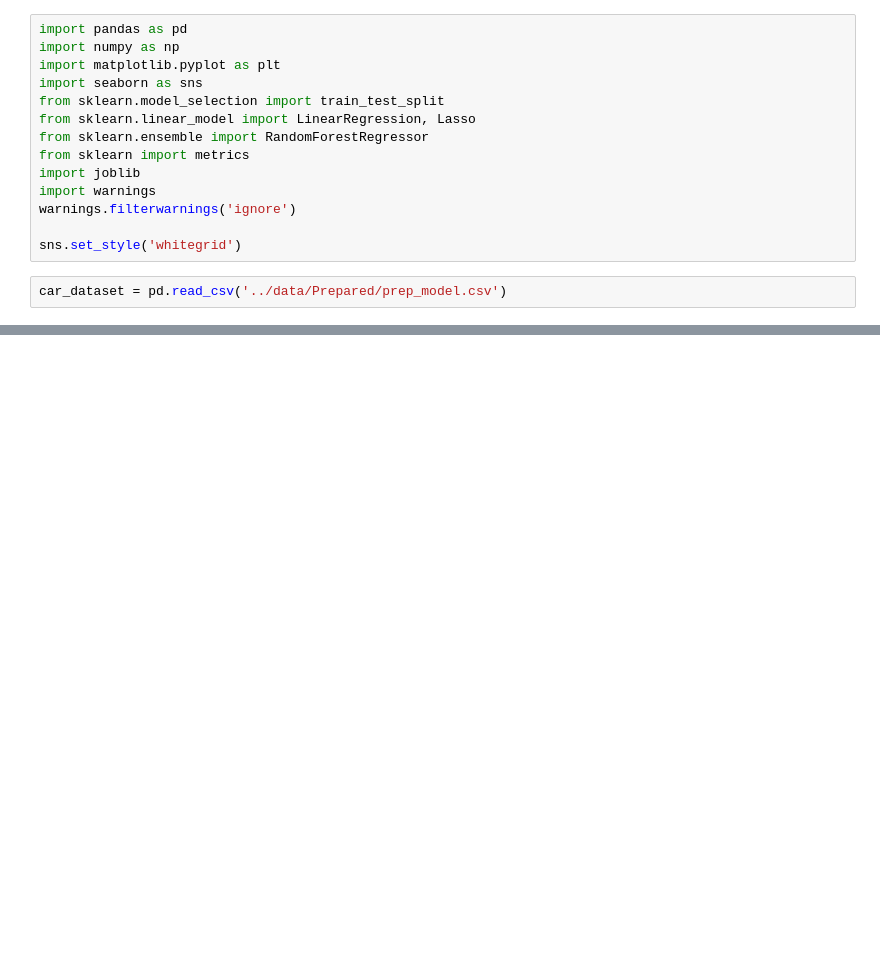
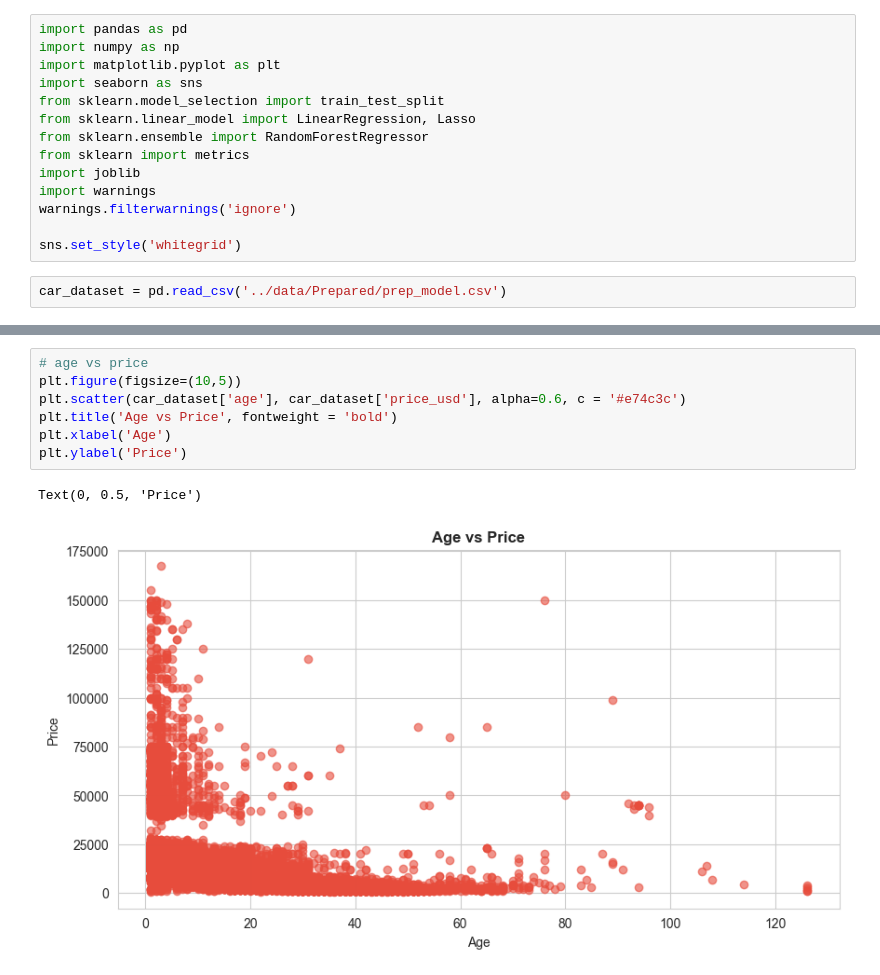
Before and after one commit to Javoh20111/Uzbekistan-car-analysis, a Jupyter notebook: notebooks/05_predictive_model.ipynb, the cells around one changed output, grey strips where cells are left out. Saved outputs shown, nothing was run; the diff lists cells and outputs as text; blank space fills up the shorter version.

```diff
--- a/notebooks/05_predictive_model.ipynb
+++ b/notebooks/05_predictive_model.ipynb
@@ -38,0 +101,10 @@ memory usage: 4.4+ MB
+# %%
+# age vs price
+plt.figure(figsize=(10,5))
+plt.scatter(car_dataset['age'], car_dataset['price_usd'], alpha=0.6, c = '#e74c3c')
+plt.title('Age vs Price', fontweight = 'bold')
+plt.xlabel('Age')
+plt.ylabel('Price')
+# %% [output]
+Text(0, 0.5, 'Price')
+[figure, added]
```
Also changed, not shown: parts of 16 cells of this notebook, 1 other file.
